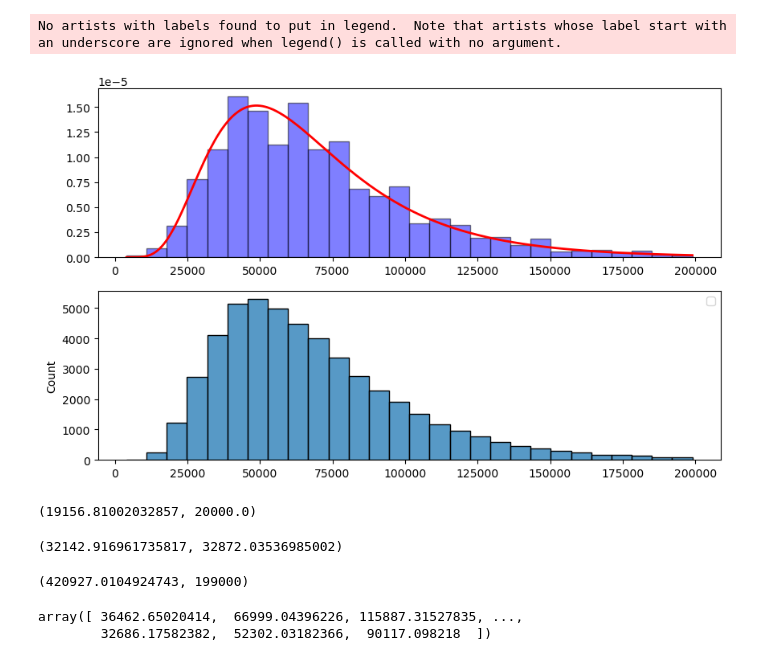
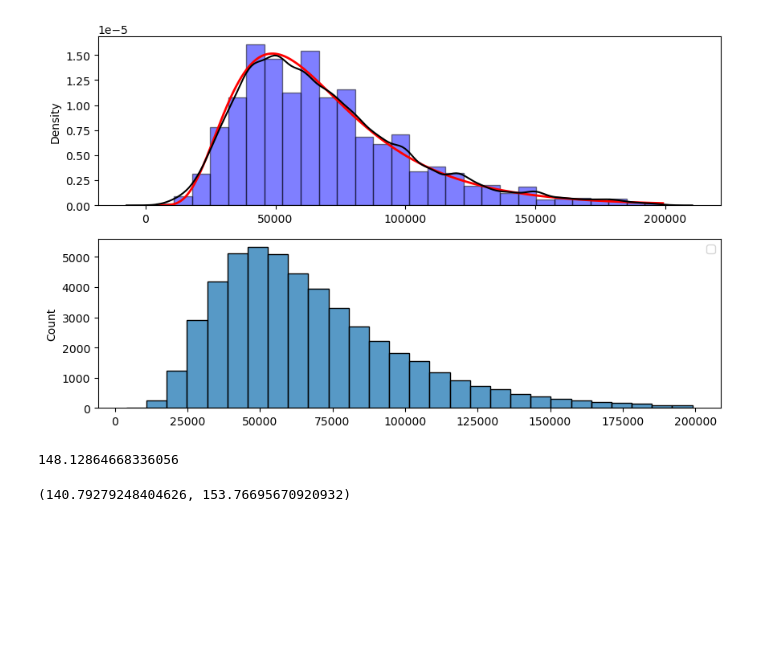
Before and after one commit to PacemqueDones/practical-statistics-for-data-scientists, a Jupyter notebook: Untitled.ipynb, the cells around one changed output. Saved outputs shown, nothing was run; the diff lists cells and outputs as text; code cells hidden in the pictures; blank space fills up the shorter version.

```diff
--- a/Untitled.ipynb
+++ b/Untitled.ipynb
@@ -9,7 +9,8 @@ import pandas as pd
 
 import os
 # %%
-path = r'C:\Users\ander\Documents\practical-statistics-for-data-scientists\DataBase'
+path = 'https://raw.githubusercontent.com/PacemqueDones/practical-statistics-for-data-scientists/refs/heads/main/DataBase/loans_income.csv'
+#path = r'C:\Users\ander\Documents\practical-statistics-for-data-scientists\DataBase'
 
 file = 'loans_income.csv'
 
@@ -26,0 +18,4 @@ plt.show()
+# %%
+dfIncome = pd.read_csv(path)
+
+dfIncome
@@ -27,37 +36,51 @@ plt.show()
+# %%
+data = dfIncome['x'].values
 # %%
-shape, loc, scale = stats.lognorm.fit(data,floc=0)
+shape, lnLoc, lnScale = stats.lognorm.fit(data,floc=0)
 
 x = np.linspace(data.min(), data.max(), 50000)
 
-pdf = stats.lognorm.pdf(x, shape, loc, scale)
+pdf = stats.lognorm.pdf(x, shape, lnLoc, lnScale)
 
-rvs = stats.lognorm.rvs(size=50000, s=shape, loc=loc, scale=scale)
+rvs = stats.lognorm.rvs(size=50000, s=shape, loc=lnLoc, scale=lnScale)
 
 fig, axes = plt.subplots(2, 1, figsize=(10, 6))
-axes[0].hist(data, bins=28, density=True, alpha=0.5, color='blue', edgecolor='black',)
+axes[0].hist(data, bins=28, density=True, alpha=0.5, color='blue', edgecolor='black')
 axes[0].plot(x, pdf, 'r-', lw=2, label='Lognormal PDF')
+sns.kdeplot(data, ax=axes[0], color='black')
 plt.legend()
 
-sns.histplot(x=rvs, bins=np.histogram_bin_edges(a=data, bins=28), ax=axes[1] )
+sns.histplot(x=rvs, ax=axes[1], bins=np.histogram_bin_edges(a=data, bins=28) )
 
 plt.show()
 # %% [output]
-No artists with labels found to put in legend.  Note that artists whose label start with an underscore are ignored when legend() is called with no argument.
-[figure, old version]
+[figure, new version]
 # %%
-stats.median_abs_deviation(rvs[rvs<200000]),stats.median_abs_deviation(data),
+nobs= 50000
+nboot = 1000
+
+theta_boot = np.zeros(nboot)
+
+for i in range(nboot):
+    sampleBoot = np.random.choice(a=data, size=(nboot,nobs))
+
+    thataChapeu = np.mean(data)
+
+    thataChapeuB = np.mean(sampleBoot, axis=1)
+
+    thataChapeuStdErr = np.std(thataChapeuB, ddof=1)
+
+    theta_boot[i] = thataChapeuStdErr
-# %% [output]
-(19156.81002032857, 20000.0)
 # %%
-np.std(rvs[rvs<200000], ddof=1),np.std(data, ddof=1)
+thataChapeuStdErr
 # %% [output]
-(32142.916961735817, 32872.03536985002)
+148.12864668336056
-# %%
-rvs.max(),data.max()
-# %% [output]
-(420927.0104924743, 199000)
-# %%
-rvs[rvs<200000]
-# %% [output]
-array([ 36462.65020414,  66999.04396226, 115887.31527835, ...,
-        32686.17582382,  52302.03182366,  90117.098218  ])
+# %%
+df, tloc, tscale = stats.t.fit(theta_boot)
+
+lower_bound = stats.t.ppf(0.025, df, loc=tloc, scale=tscale)
+upper_bound = stats.t.ppf(0.975, df, loc=tloc, scale=tscale)
+
+(lower_bound, upper_bound)
+# %% [output]
+(140.79279248404626, 153.76695670920932)
```
Also changed, not shown: parts of 11 cells of this notebook, 13 other files.
